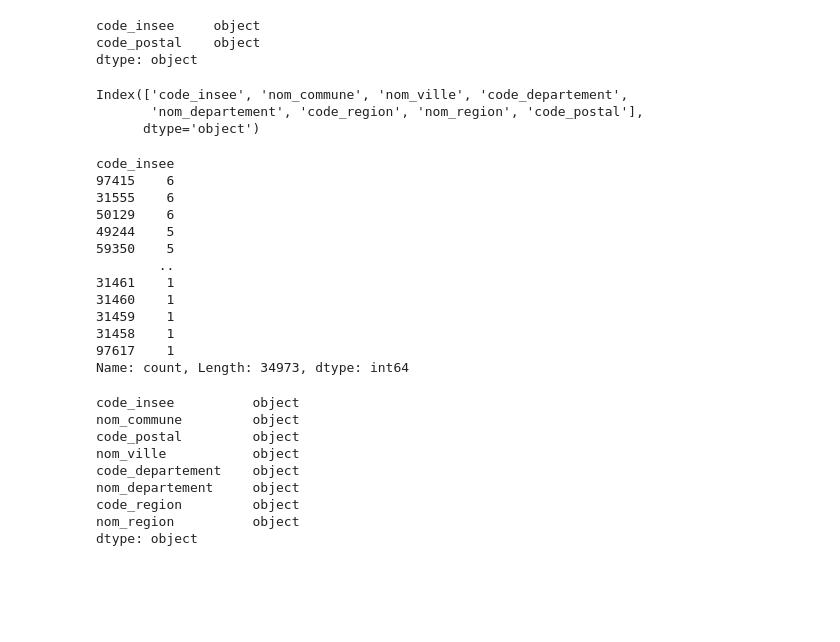
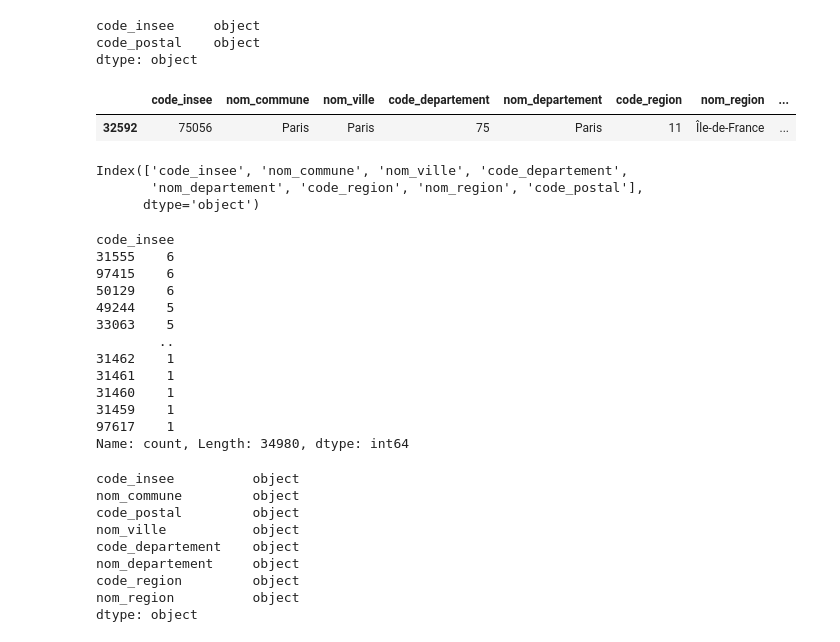
Before and after one commit to vimchun/Job-Market-in-France, a Jupyter notebook: notebooks/create_csv_codes__city_departement_region.ipynb, the cells around one changed output. Drawn from its saved outputs; the diff is of its cells as text; code cells hidden in the pictures; blank space fills up the shorter version.

Commit message:
correction "left" merge entre df_lien_2 et df_lien_3 (au lieu de "inner")

```diff
--- a/notebooks/create_csv_codes__city_departement_region.ipynb
+++ b/notebooks/create_csv_codes__city_departement_region.ipynb
@@ -313,7 +332,12 @@ code_insee     object
 code_postal    object
 dtype: object
 # %%
-df = pd.merge(left=df_lien_2, right=df_lien_3, on="code_insee")
+df = pd.merge(left=df_lien_2, right=df_lien_3, on="code_insee", how="left")  # left car tous les code_insee ne sont pas disponibles dans df_lien_3
+# %%
+df[df.code_insee == "75056"]
+# %% [output]
+|  | code_insee | nom_commune | nom_ville | code_departement | nom_departement | code_region | nom_region | ... |
+| 32592 | 75056 | Paris | Paris | 75 | Paris | 11 | Île-de-France | ... |
 # %%
 df.columns
 # %% [output]
@@ -330,18 +354,18 @@ df = df.drop_duplicates(["code_insee", "code_postal"])
 df.code_insee.value_counts()
 # %% [output]
 code_insee
+31555    6
 97415    6
-31555    6
 50129    6
 49244    5
-59350    5
+33063    5
         ..
+31462    1
 31461    1
 31460    1
 31459    1
-31458    1
 97617    1
-Name: count, Length: 34973, dtype: int64
+Name: count, Length: 34980, dtype: int64
 # %%
 df.dtypes
 # %% [output]
```
Also changed, not shown: parts of 9 cells of this notebook.
